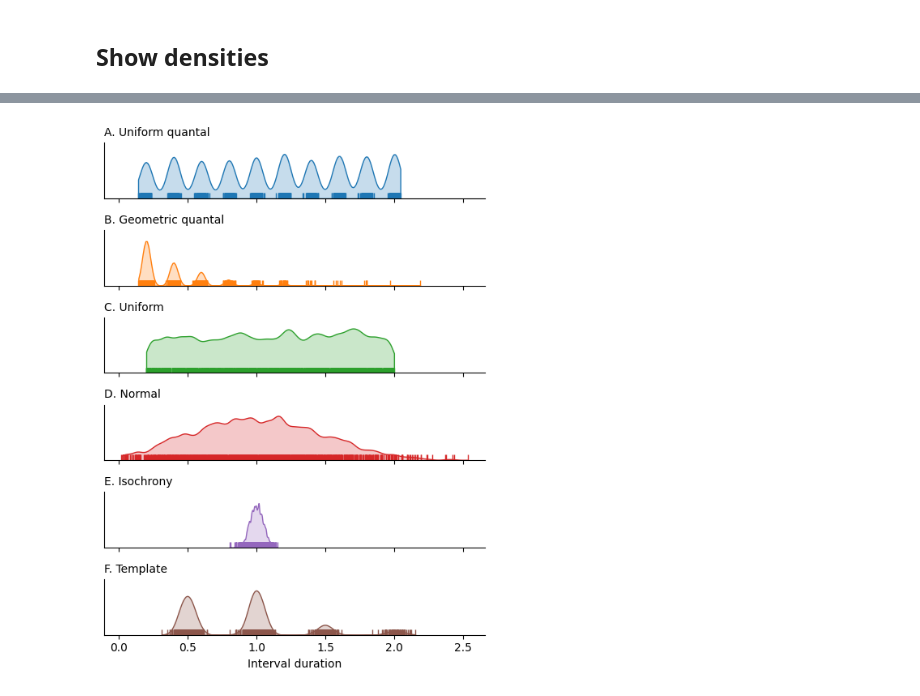
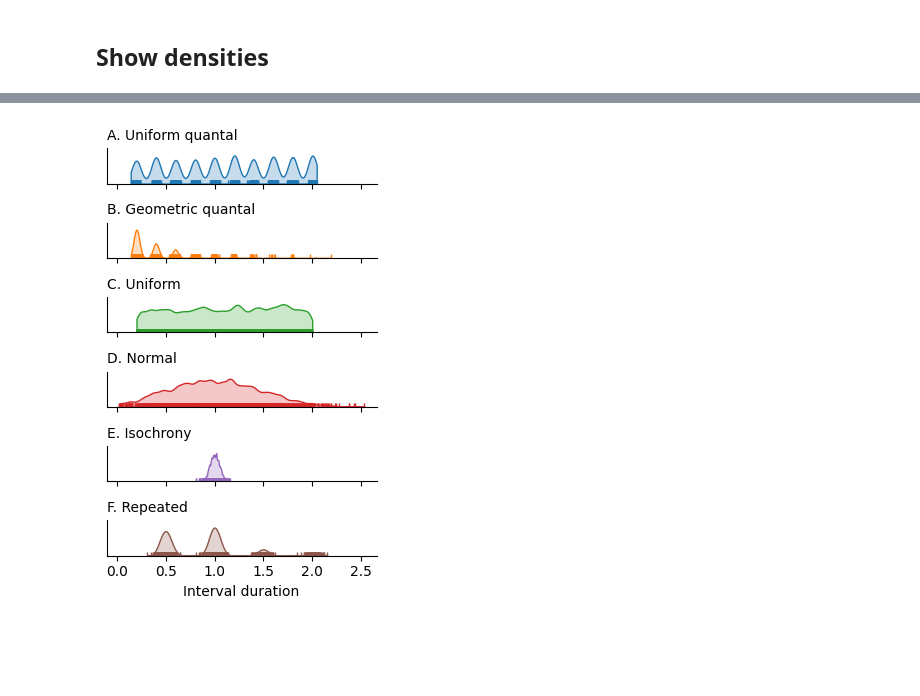
Before and after one commit to bacor/rhythmic-segment-analysis, a Jupyter notebook: notebooks/synthetic-data.ipynb, the cells around one changed output, grey strips where cells are left out. Saved outputs shown, nothing was run; the diff lists cells and outputs as text; code cells hidden in the pictures; blank space fills up the shorter version.

Commit message:
Rename template -> repeated

```diff
--- a/notebooks/synthetic-data.ipynb
+++ b/notebooks/synthetic-data.ipynb
@@ -63,7 +63,7 @@ data.append(dict(
 
 clappy_kws = dict(noise_amount=0.1, **kws)
 data.append(dict(
-    name='template',
+    name='repeated',
     generator='clappy_music',
     params=dict(**clappy_kws),
     intervals = clappy_music(**clappy_kws).tolist()
@@ -83,29 +83,29 @@ print([d["name"] for d in datasets])
 # %%
 def show_interval_dist(intervals, title=None, ax=None, color=None):
 	if ax is None: ax = plt.gca()
 	sns.kdeplot(intervals, fill=True, bw_adjust=1/3, ax=ax, cut=0, color=color)
 	sns.rugplot(intervals, ax=ax, height=.1, color=color)
 	sns.despine(ax=ax)
 	ax.set_ylabel('')
 	ax.set_yticks([])
 	if title:
 		ax.set_title(title, ha='left', x=0, fontsize=10)
 
 kws = dict(size=1000, rng=0)
 unif_quantal = uniform_quantal_intervals(**kws, high=11)
 geom_quantal = geometric_quantal_intervals(**kws)
 unif = uniform_intervals(**kws, high=2)
 norm = normal_intervals(**kws, loc=0, scale=.6)
 
-fig, axs = plt.subplots(len(data), 1, figsize=(5, 7), sharex=True)
+fig, axs = plt.subplots(len(data), 1, figsize=(3, 5), sharex=True)
 alphabet = 'ABCDEFGHIJ'
 for i, dataset in enumerate(datasets):
 	title = f'{alphabet[i]}. {dataset["name"].capitalize()}'
 	show_interval_dist(dataset['intervals'], title, axs[i], color=f'C{i}')
 
 axs[-1].set_xlabel('Interval duration');
 
 plt.tight_layout()
 savefig('synthetic-intervals-distributions.pdf', refresh=True)
 # %% [output]
-[figure, old version]
+[figure, new version]
```
Also changed, not shown: parts of 1 cell of this notebook, 2 other files.
